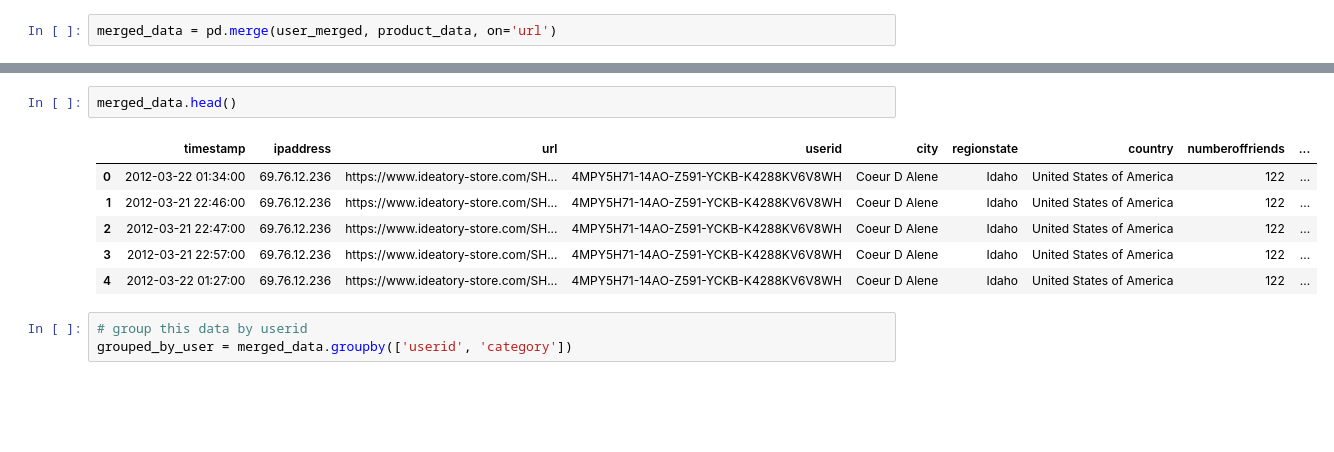
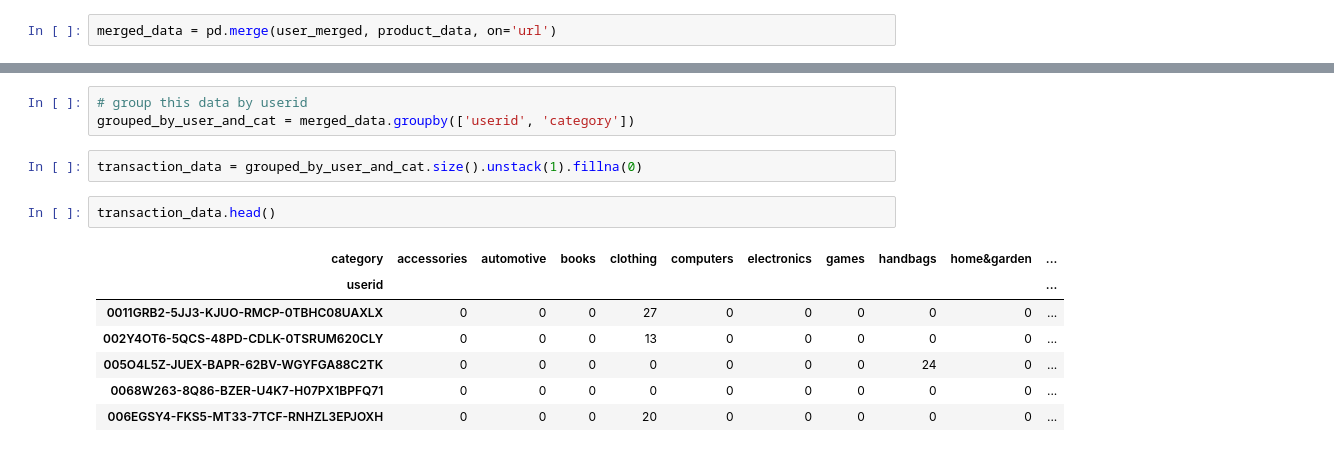
Before and after one commit to numb3r33/ideatory, a Jupyter notebook: ideatory.ipynb, the cells around one changed output, grey strips where cells are left out. Drawn from its saved outputs; the diff is of its cells as text; blank space fills up the shorter version.

```diff
--- a/ideatory.ipynb
+++ b/ideatory.ipynb
@@ -96,12 +110,15 @@ merged_data = pd.merge(user_merged, product_data, on='url')
+# %%
+# group this data by userid
+grouped_by_user_and_cat = merged_data.groupby(['userid', 'category'])
+# %%
+transaction_data = grouped_by_user_and_cat.size().unstack(1).fillna(0)
 # %%
-merged_data.head()
+transaction_data.head()
 # %% [output]
-|  | timestamp | ipaddress | url | userid | city | regionstate | country | numberoffriends | ... |
-| 0 | 2012-03-22 01:34:00 | 69.76.12.236 | https://www.ideatory-store.com/SH... | 4MPY5H71-14AO-Z591-YCKB-K4288KV6V8WH | Coeur D Alene | Idaho | United States of America | 122 | ... |
-| 1 | 2012-03-21 22:46:00 | 69.76.12.236 | https://www.ideatory-store.com/SH... | 4MPY5H71-14AO-Z591-YCKB-K4288KV6V8WH | Coeur D Alene | Idaho | United States of America | 122 | ... |
-| 2 | 2012-03-21 22:47:00 | 69.76.12.236 | https://www.ideatory-store.com/SH... | 4MPY5H71-14AO-Z591-YCKB-K4288KV6V8WH | Coeur D Alene | Idaho | United States of America | 122 | ... |
-| 3 | 2012-03-21 22:57:00 | 69.76.12.236 | https://www.ideatory-store.com/SH... | 4MPY5H71-14AO-Z591-YCKB-K4288KV6V8WH | Coeur D Alene | Idaho | United States of America | 122 | ... |
-| 4 | 2012-03-22 01:27:00 | 69.76.12.236 | https://www.ideatory-store.com/SH... | 4MPY5H71-14AO-Z591-YCKB-K4288KV6V8WH | Coeur D Alene | Idaho | United States of America | 122 | ... |
+| category | accessories | automotive | books | clothing | computers | electronics | games | handbags | home&garden | ... |
+| userid |  |  |  |  |  |  |  |  |  | ... |
+| 0011GRB2-5JJ3-KJUO-RMCP-0TBHC08UAXLX | 0 | 0 | 0 | 27 | 0 | 0 | 0 | 0 | 0 | ... |
+| 002Y4OT6-5QCS-48PD-CDLK-0TSRUM620CLY | 0 | 0 | 0 | 13 | 0 | 0 | 0 | 0 | 0 | ... |
+| 005O4L5Z-JUEX-BAPR-62BV-WGYFGA88C2TK | 0 | 0 | 0 | 0 | 0 | 0 | 0 | 24 | 0 | ... |
+| 0068W263-8Q86-BZER-U4K7-H07PX1BPFQ71 | 0 | 0 | 0 | 0 | 0 | 0 | 0 | 0 | 0 | ... |
+| 006EGSY4-FKS5-MT33-7TCF-RNHZL3EPJOXH | 0 | 0 | 0 | 20 | 0 | 0 | 0 | 0 | 0 | ... |
-# %%
-# group this data by userid
-grouped_by_user = merged_data.groupby(['userid', 'category'])
```
Also changed, not shown: parts of 12 cells of this notebook.
